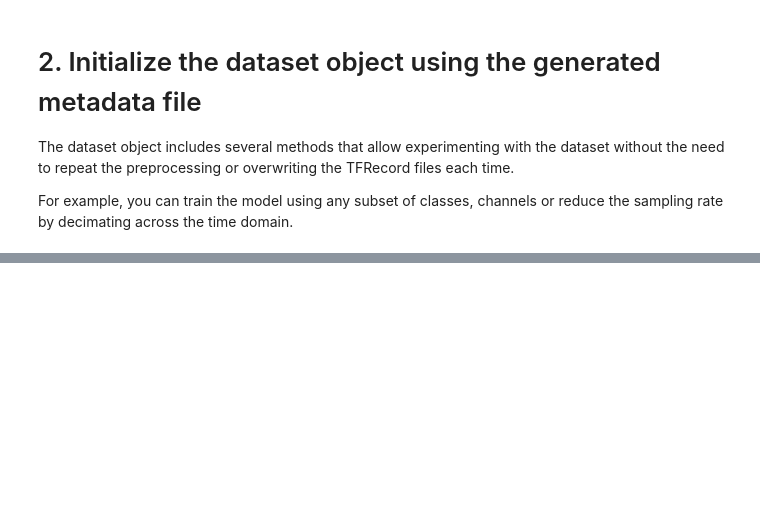
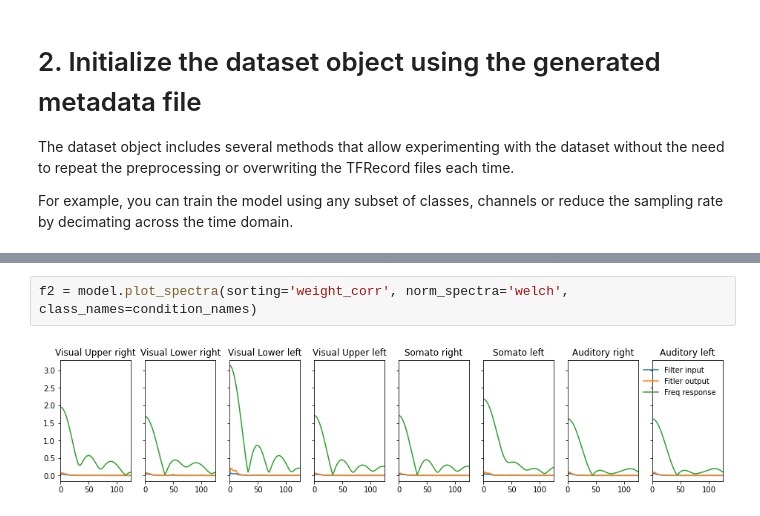
Before and after one commit to zubara/mneflow, a Jupyter notebook: examples/mneflow_example_tf2.ipynb, the cells around one changed output, grey strips where cells are left out. Drawn from its saved outputs; the diff is of its cells as text; blank space fills up the shorter version.

```diff
--- a/examples/mneflow_example_tf2.ipynb
+++ b/examples/mneflow_example_tf2.ipynb
@@ -207,0 +208,4 @@ f2 = model.plot_spectra(sorting='weight_corr')
+# %%
+f2 = model.plot_spectra(sorting='weight_corr', norm_spectra='welch', class_names=condition_names)
+# %% [output]
+[figure, added]
```
Also changed, not shown: parts of 12 cells of this notebook, 9 other files.
